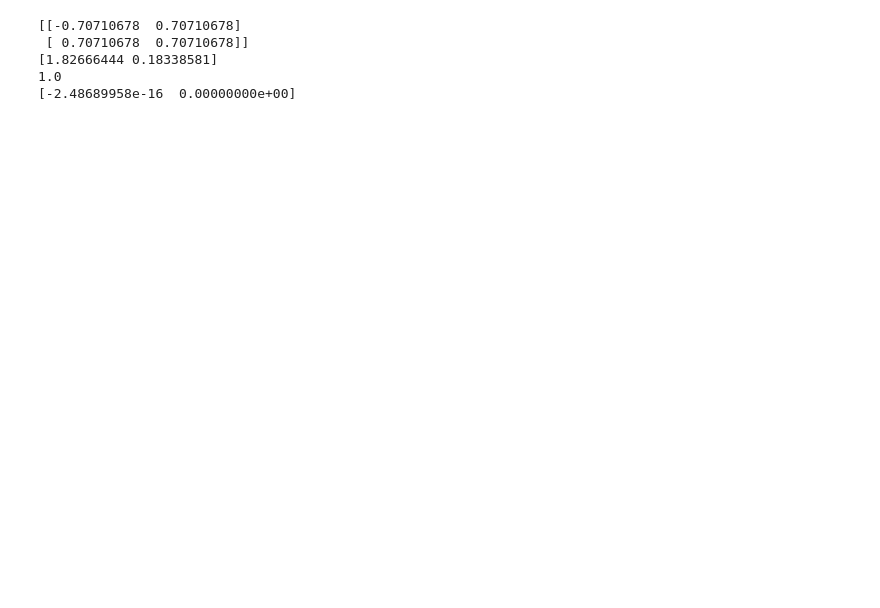
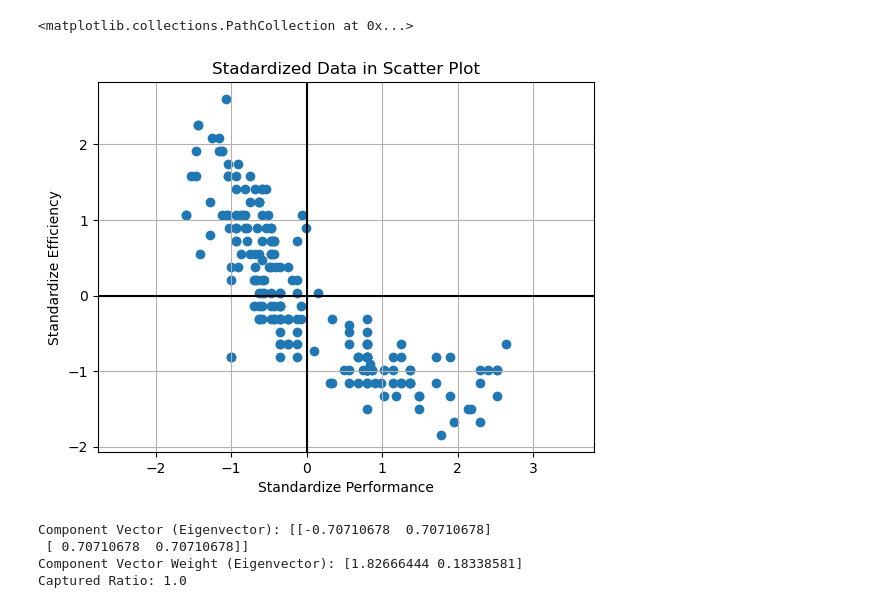
Before and after one commit to wit03/horsepows-vs-mpg, a Jupyter notebook: code.ipynb, the cells around one changed output. Saved outputs shown, nothing was run; the diff lists cells and outputs as text; code cells hidden in the pictures; blank space fills up the shorter version.

```diff
--- a/code.ipynb
+++ b/code.ipynb
@@ -53,15 +34,27 @@ plt.grid()
+# %%
+# Standardization and center data the data
+array_data = preprocessing.scale(array_data)
+plt.title(f'Stadardized Data in Scatter Plot')
+plt.xlabel('Standardize Performance')
+plt.ylabel('Standardize Efficiency')
+plt.grid()
+plt.axis('equal')
+plt.axhline(0, color='black')
+plt.axvline(0, color='black')
+plt.scatter(array_data[:, 1], array_data[:, 0])
+# %% [output]
+<matplotlib.collections.PathCollection at 0x...>
+[figure, added]
 # %%
 #PCA
 pca = PCA(n_components=2, whiten=True)
-pca.fit_transform(array_data)
+pca.fit(array_data)
 
-print(pca.components_)
-print(pca.explained_variance_)
-print(sum(pca.explained_variance_ratio_))
-print(pca.mean_)
+print("Component Vector (Eigenvector):",pca.components_)
+print("Component Vector Weight (Eigenvector):",pca.explained_variance_)
+print("Captured Ratio:",sum(pca.explained_variance_ratio_))
 # %% [output]
-[[-0.70710678  0.70710678]
+Component Vector (Eigenvector): [[-0.70710678  0.70710678]
  [ 0.70710678  0.70710678]]
-[1.82666444 0.18338581]
-1.0
-[-2.48689958e-16  0.00000000e+00]
+Component Vector Weight (Eigenvector): [1.82666444 0.18338581]
+Captured Ratio: 1.0
```
Also changed, not shown: parts of 12 cells of this notebook.
